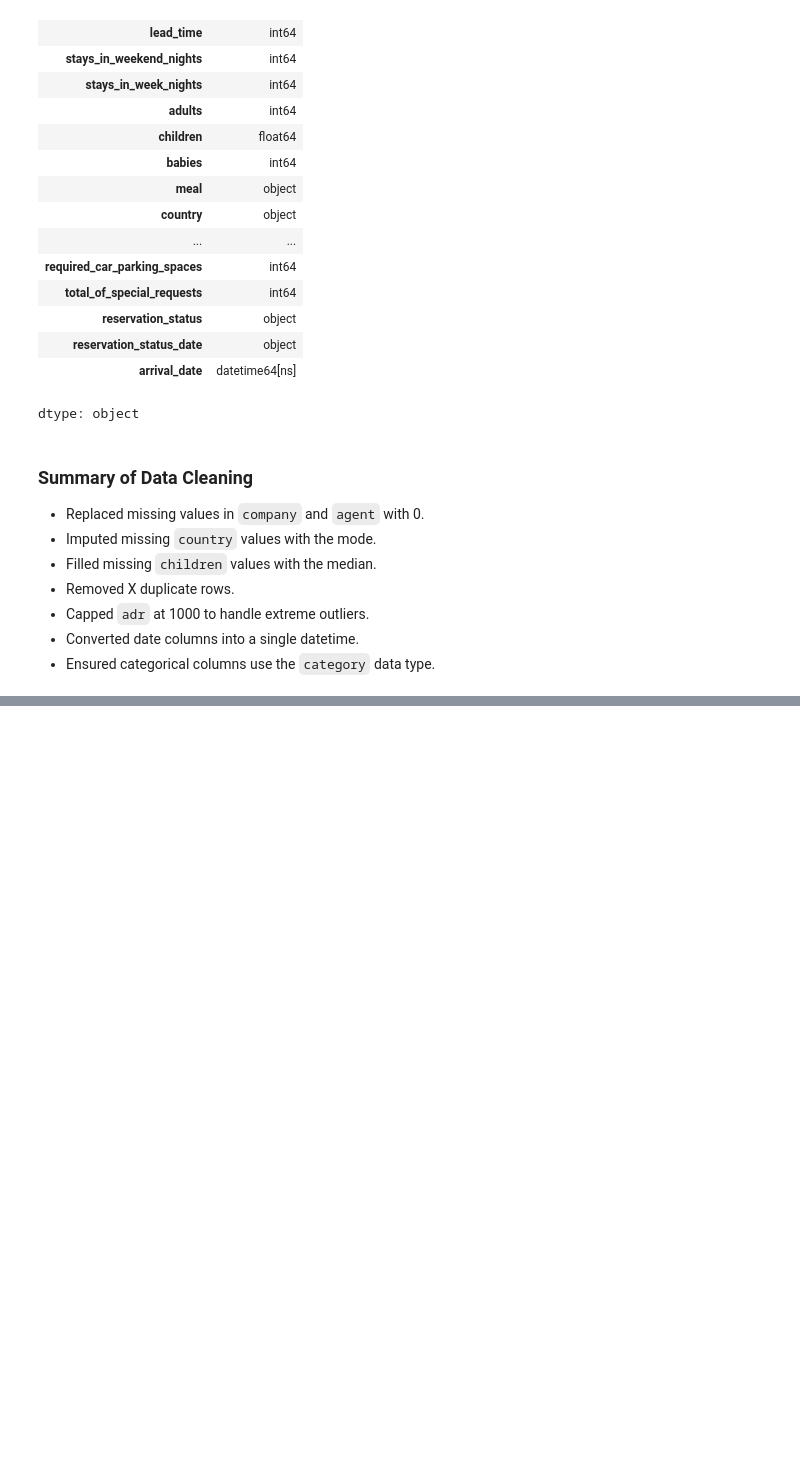
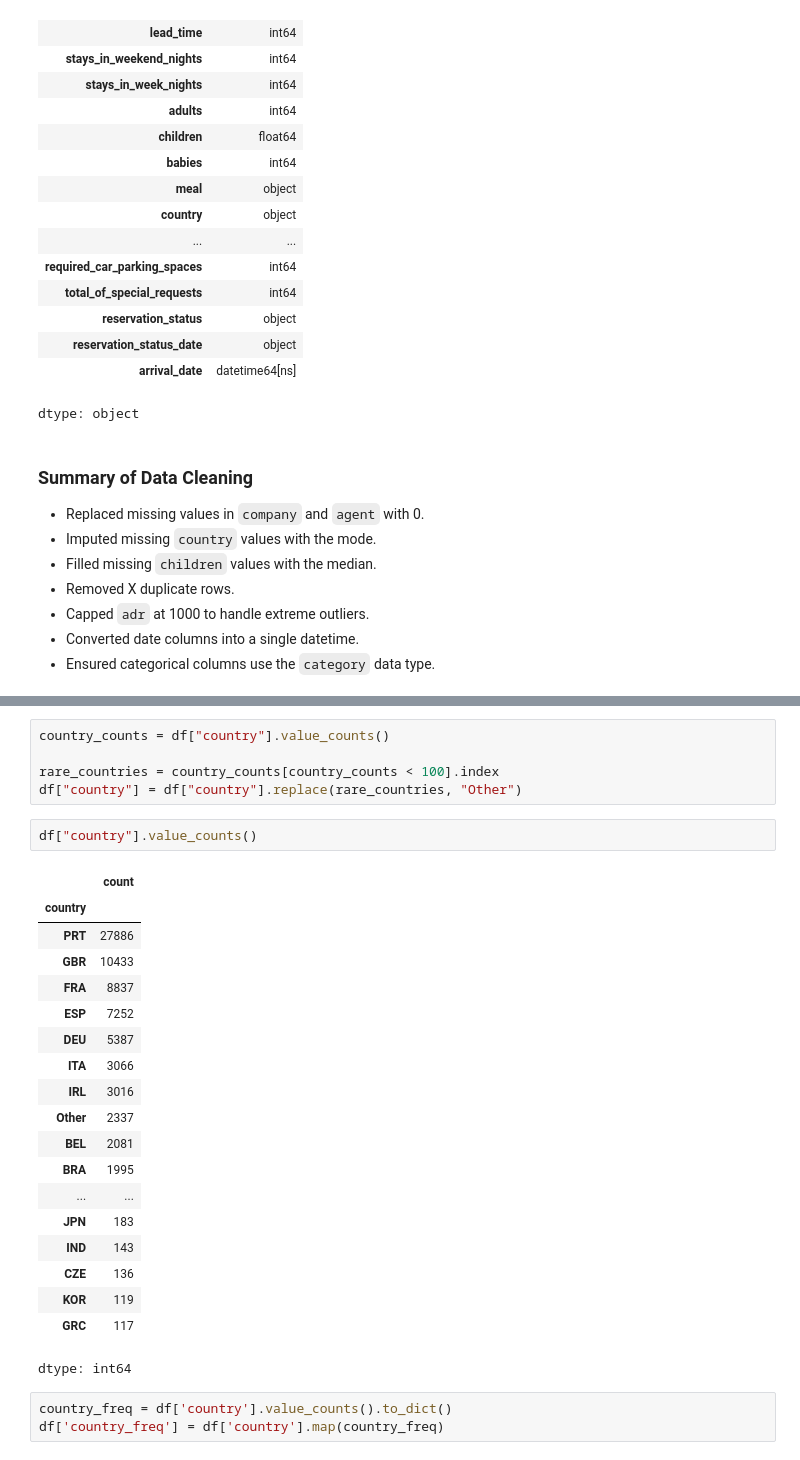
Before and after one commit to abanoub-refaat/gtc-ml-project1-hotel-bookings, a Jupyter notebook: GTC_project_01.ipynb, the cells around one changed output, grey strips where cells are left out. Saved outputs shown, nothing was run; the diff lists cells and outputs as text; blank space fills up the shorter version.

```diff
--- a/GTC_project_01.ipynb
+++ b/GTC_project_01.ipynb
@@ -298,0 +361,30 @@ dtype: object
+# %%
+country_counts = df["country"].value_counts()
+
+rare_countries = country_counts[country_counts < 100].index
+df["country"] = df["country"].replace(rare_countries, "Other")
+# %%
+df["country"].value_counts()
+# %% [output]
+|  | count |
+| country |  |
+| PRT | 27886 |
+| GBR | 10433 |
+| FRA | 8837 |
+| ESP | 7252 |
+| DEU | 5387 |
+| ITA | 3066 |
+| IRL | 3016 |
+| Other | 2337 |
+| BEL | 2081 |
+| BRA | 1995 |
+| ... | ... |
+| JPN | 183 |
+| IND | 143 |
+| CZE | 136 |
+| KOR | 119 |
+| GRC | 117 |
+dtype: int64
+# %%
+country_freq = df['country'].value_counts().to_dict()
+df['country_freq'] = df['country'].map(country_freq)
```
Also changed, not shown: parts of 13 cells of this notebook.
